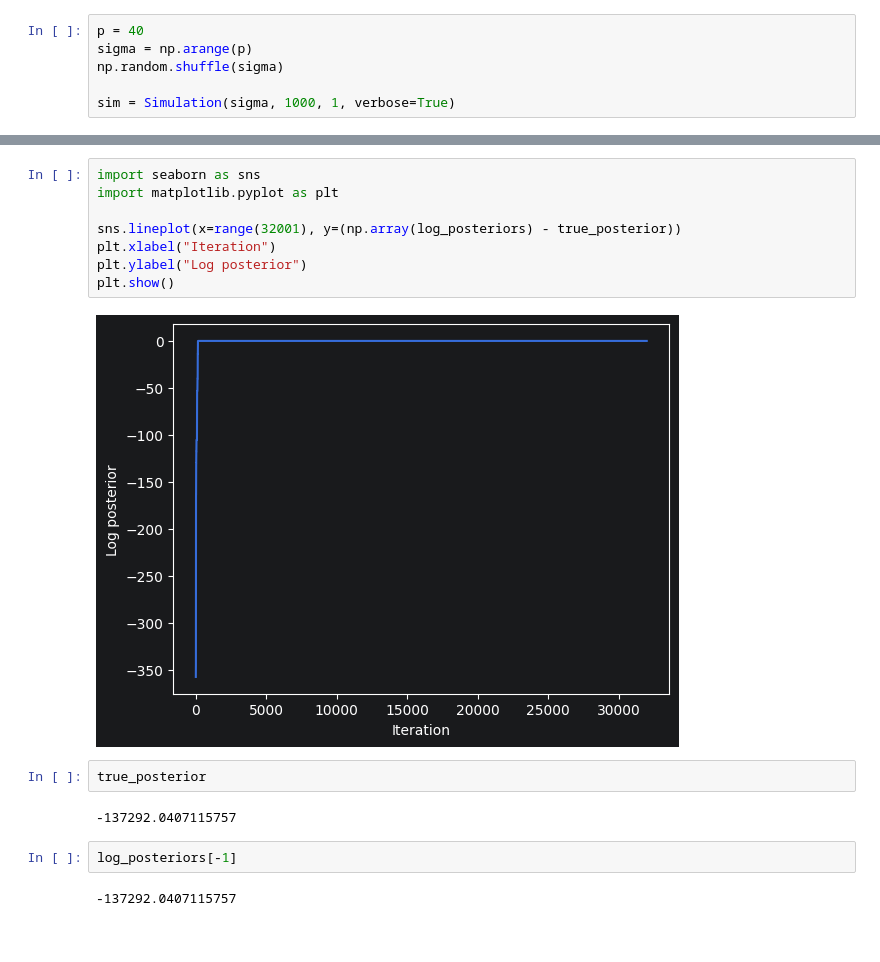
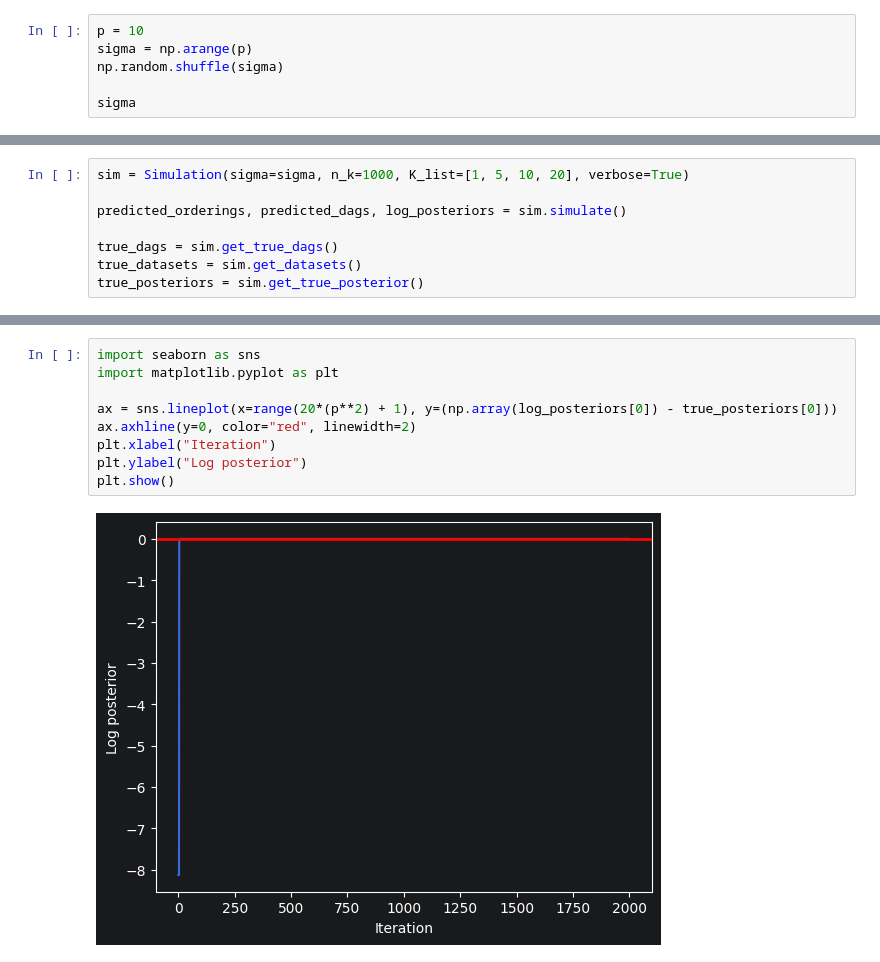
Before and after one commit to sreeharimr2005/bayesian-multi-dag, a Jupyter notebook: analysis/test_algorithm.ipynb, the cells around one changed output, grey strips where cells are left out. Cells and saved outputs as stored; diff of their text form.

Commit message:
Updated simulation file

```diff
--- a/analysis/test_algorithm.ipynb
+++ b/analysis/test_algorithm.ipynb
@@ -13,6 +14,6 @@ from simulation.simulation import Simulation
 # %%
-p = 40
+p = 10
 sigma = np.arange(p)
 np.random.shuffle(sigma)
 
-sim = Simulation(sigma, 1000, 1, verbose=True)
+sigma
@@ -30,0 +22,8 @@ tau_star_K10 = rank_correlation(predicted_orderings2, sigma)
+# %%
+sim = Simulation(sigma=sigma, n_k=1000, K_list=[1, 5, 10, 20], verbose=True)
+
+predicted_orderings, predicted_dags, log_posteriors = sim.simulate()
+
+true_dags = sim.get_true_dags()
+true_datasets = sim.get_datasets()
+true_posteriors = sim.get_true_posterior()
@@ -72,18 +144,11 @@ len(true_dags[0].edges()), len(predicted_dags[-1][0].edges())
 # %%
 import seaborn as sns
 import matplotlib.pyplot as plt
 
-sns.lineplot(x=range(32001), y=(np.array(log_posteriors) - true_posterior))
+ax = sns.lineplot(x=range(20*(p**2) + 1), y=(np.array(log_posteriors[0]) - true_posteriors[0]))
+ax.axhline(y=0, color="red", linewidth=2)
 plt.xlabel("Iteration")
 plt.ylabel("Log posterior")
 plt.show()
 # %% [output]
-[figure, old version]
+[figure, new version]
-# %%
-true_posterior
-# %% [output]
--137292.0407115757
-# %%
-log_posteriors[-1]
-# %% [output]
--137292.0407115757
```
Also changed, not shown: parts of 24 cells of this notebook, 4 other files.
